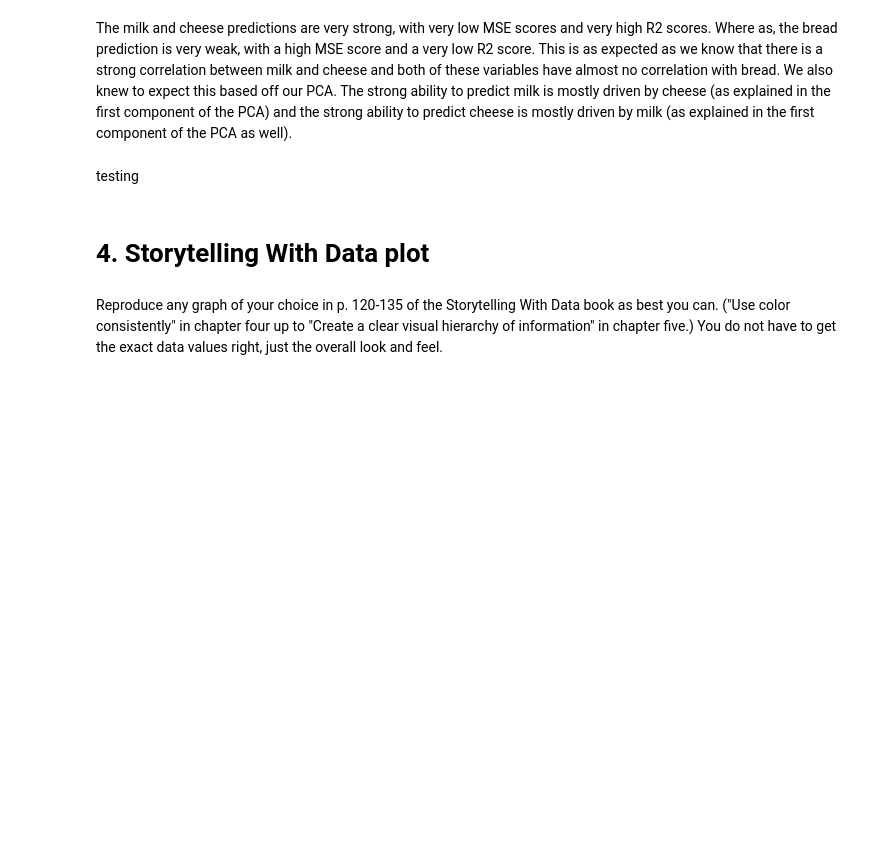
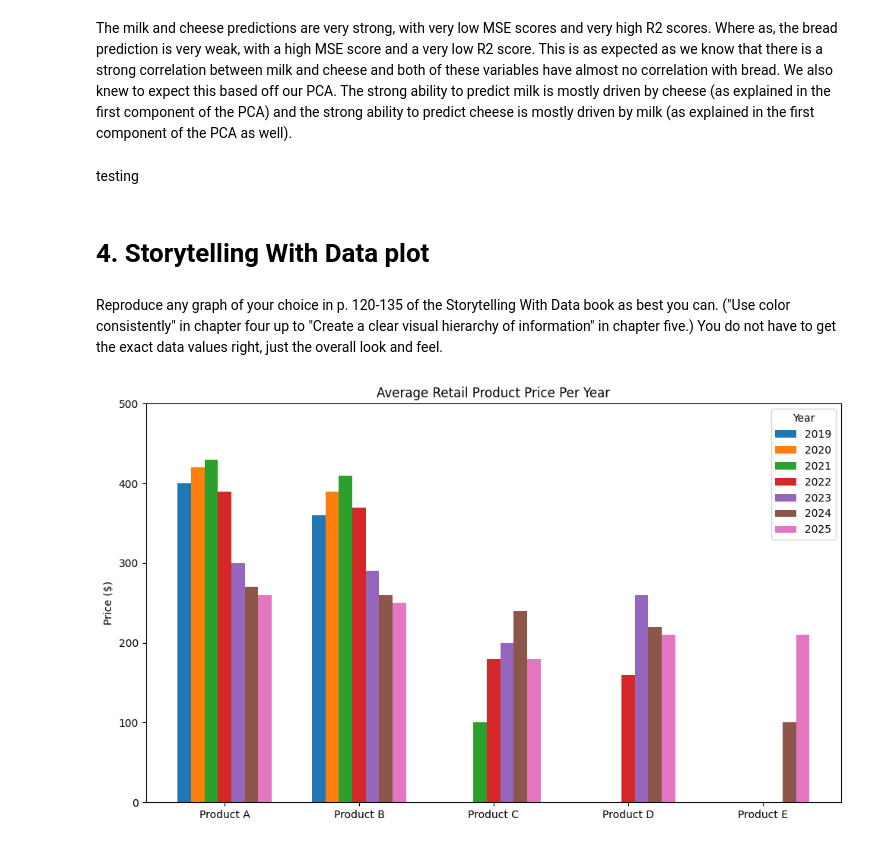
Before and after one commit to Haleymussary00/Module-B-semester-2, a Jupyter notebook: Week8.ipynb, the cells around one changed output. Saved outputs shown, nothing was run; the diff lists cells and outputs as text; code cells hidden in the pictures; blank space fills up the shorter version.

Commit message:
week 8 graph added

```diff
--- a/Week8.ipynb
+++ b/Week8.ipynb
@@ -577,3 +577,43 @@ testing
 # 4. Storytelling With Data plot
 # %% [markdown]
 Reproduce any graph of your choice in p. 120-135 of the Storytelling With Data book as best you can.  ("Use color consistently" in chapter four up to "Create a clear visual hierarchy of information" in chapter five.)    You do not have to get the exact data values right, just the overall look and feel.
+# %%
+import numpy as np
+import matplotlib.pyplot as plt
+
+# Dummy data
+products = ['Product A', 'Product B', 'Product C', 'Product D', 'Product E']
+years = ['2019', '2020', '2021', '2022', '2023', '2024', '2025']
+
+data = {
+    '2019': [400, 360, 0, 0, 0],
+    '2020': [420, 390, 0, 0, 0],
+    '2021': [430, 410, 100, 0, 0],
+    '2022': [390, 370, 180, 160, 0],
+    '2023': [300, 290, 200, 260, 0],
+    '2024': [270, 260, 240, 220, 100],
+    '2025': [260, 250, 180, 210, 210],
+}
+
+# Setup
+x = np.arange(len(products))
+width = 0.1
+
+fig, ax = plt.subplots(figsize=(10, 6))
+
+# Plot bars
+for i, year in enumerate(years):
+    ax.bar(x + i*width, data[year], width, label=year)
+
+# Formatting
+ax.set_title('Average Retail Product Price Per Year')
+ax.set_xticks(x + width * 3)
+ax.set_xticklabels(products)
+ax.set_ylabel('Price ($)')
+ax.set_ylim(0, 500)
+ax.legend(title='Year')
+
+plt.tight_layout()
+plt.show()
+# %% [output]
+[figure, added]
```
